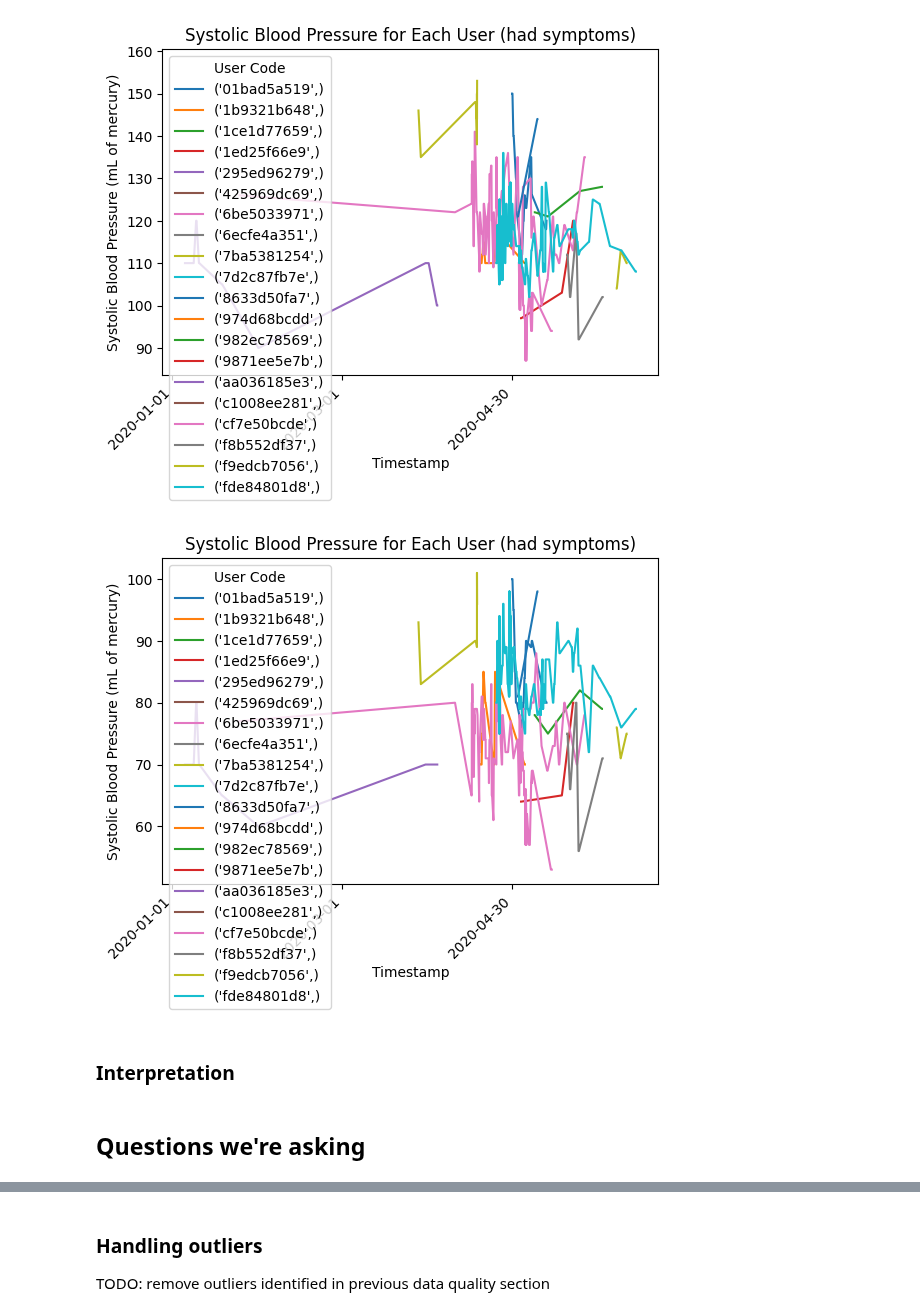
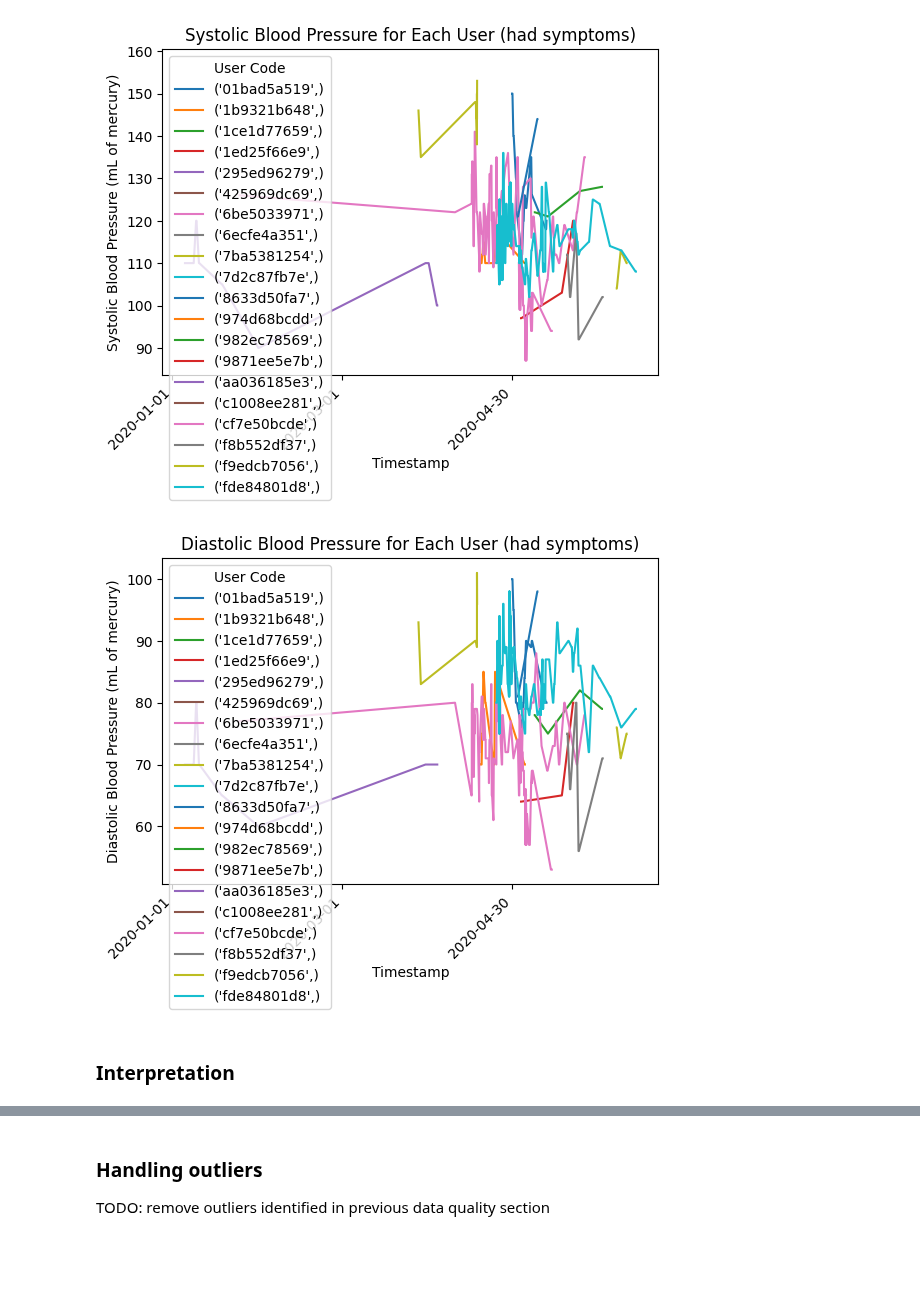
Before and after one commit to AIPI510/aipi510-fall24, a Jupyter notebook: forever-loop-eda-ta4.ipynb, the cells around one changed output, grey strips where cells are left out. Cells and saved outputs as stored; diff of their text form; code cells hidden in the pictures; blank space fills up the shorter version.

```diff
--- a/forever-loop-eda-ta4.ipynb
+++ b/forever-loop-eda-ta4.ipynb
@@ -232,30 +228,28 @@ plt.show()
 # %%
 # Create a figure and axis
 fig, ax = plt.subplots()
 
 # Diastolic blood pressure for sampled participants who reported having symptoms
 for key, grp in df['joined'][df['joined']['user_code'].isin(sampled_user_codes)].groupby(['user_code']):
     ax.plot(grp['timestamp'], grp['diastolic'], label=key)
 
 # Format the x-axis to show dates at sensible intervals
 ax.xaxis.set_major_locator(mdates.DayLocator(interval=60))
 ax.xaxis.set_major_formatter(mdates.DateFormatter('%Y-%m-%d'))
 
 # Add legend, title, and labels
 ax.legend(title='User Code')
-ax.set_title('Systolic Blood Pressure for Each User (had symptoms)')
+ax.set_title('Diastolic Blood Pressure for Each User (had symptoms)')
 ax.set_xlabel('Timestamp')
-ax.set_ylabel('Systolic Blood Pressure (mL of mercury)')
+ax.set_ylabel('Diastolic Blood Pressure (mL of mercury)')
 
 # Rotate labels
 plt.setp(ax.get_xticklabels(), rotation=45, ha='right')
 plt.subplots_adjust(bottom=0.2)
 
 # Show the plot
 plt.show()
 # %% [output]
-[figure, old version]
+[figure, new version]
 # %% [markdown]
 ### Interpretation
-# %% [markdown]
-## Questions we're asking
```
Also changed, not shown: parts of 7 cells of this notebook.
